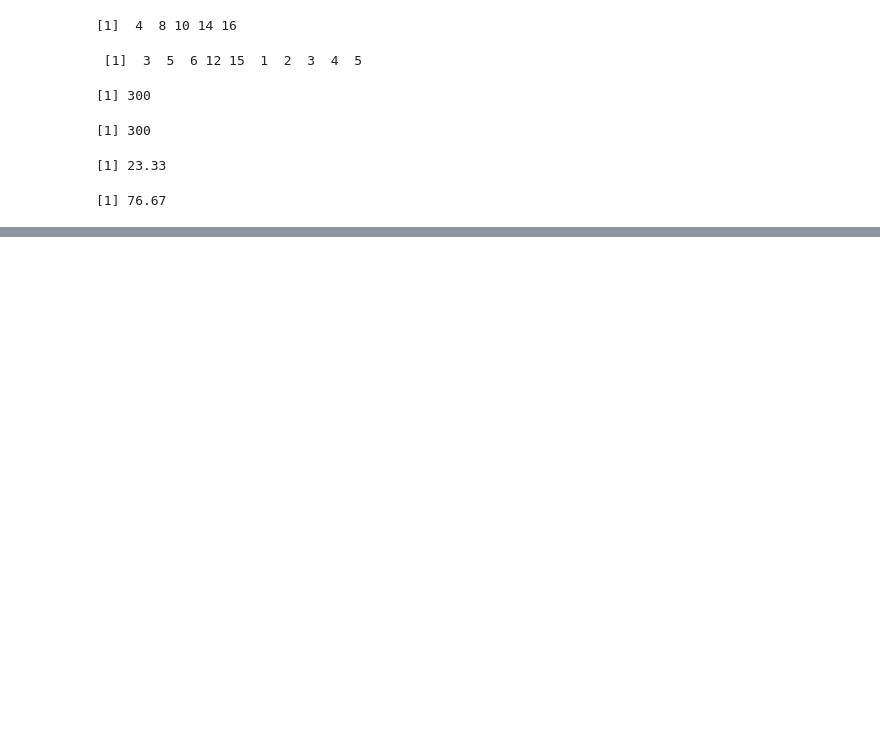
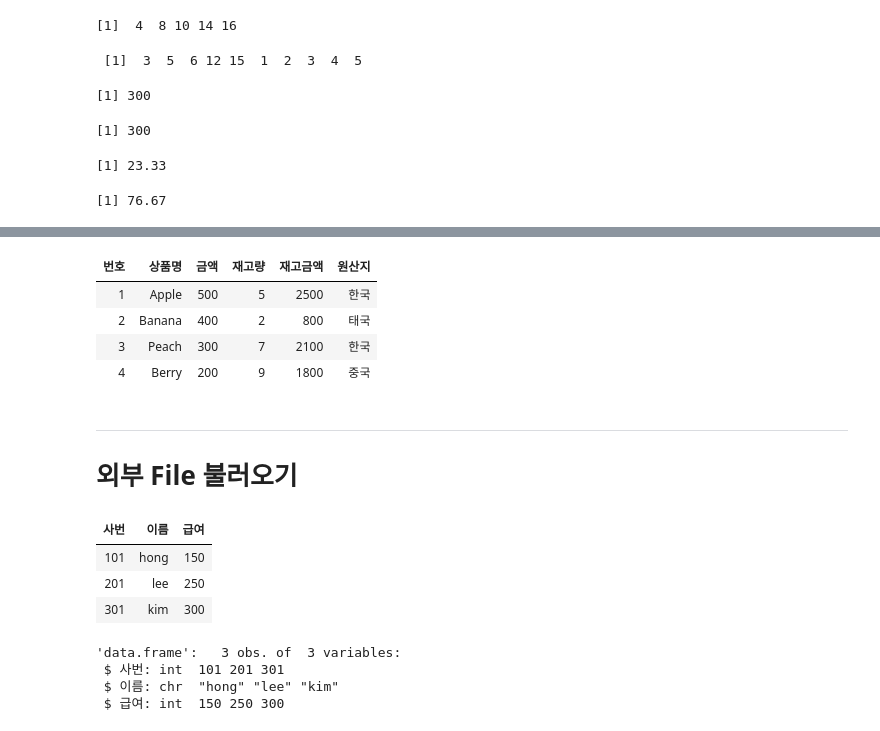
Before and after one commit to HyeogDo/R_study, a Jupyter notebook: 03. 벡터와 데이터프레임.ipynb, the cells around one changed output, grey strips where cells are left out. Drawn from its saved outputs; the diff is of its cells as text; code cells hidden in the pictures; blank space fills up the shorter version.

```diff
--- a/03. 벡터와 데이터프레임.ipynb
+++ b/03. 벡터와 데이터프레임.ipynb
@@ -235,0 +426,10 @@ Description:
+# %%
+# 벡터로 데이터 프레임 만들기
+
+no <- 1:4
+name <- c('Apple', "Banana", "Peach", "Berry")
+price <- c(500,400,300, 200)
+qty <- c(5, 2, 7, 9)
+# %%
+fruit <- data.frame(번호=no, 상품명=name, 금액=price, 재고량=qty, stringsAsFactors=F)
+fruit
@@ -235,0 +483,4 @@ Description:
+# %%
+# 재고금액(금액*재고량)이라는 컬럼 생성하여 fruit에 붙이기
+fruit$재고금액 <- fruit$금액 * fruit$재고량
+fruit
@@ -235,0 +493,29 @@ Description:
+# %%
+fruit$원산지 <- c("한국", "태국", "한국", "중국")
+fruit
+# %% [output]
+| 번호 | 상품명 | 금액 | 재고량 | 재고금액 | 원산지 |
+| 1 | Apple | 500 | 5 | 2500 | 한국 |
+| 2 | Banana | 400 | 2 | 800 | 태국 |
+| 3 | Peach | 300 | 7 | 2100 | 한국 |
+| 4 | Berry | 200 | 9 | 1800 | 중국 |
+# %% [markdown]
+---
+# 외부 File 불러오기
+# %%
+# txt File 불러오기
+
+txtEmp <- read.table("../Data/emp.txt", header = T, sep = "/", fileEncoding = "UTF-8", stringsAsFactors = F)
+txtEmp
+# %% [output]
+| 사번 | 이름 | 급여 |
+| 101 | hong | 150 |
+| 201 | lee | 250 |
+| 301 | kim | 300 |
+# %%
+str(txtEmp)
+# %% [output]
+'data.frame':   3 obs. of  3 variables:
+ $ 사번: int  101 201 301
+ $ 이름: chr  "hong" "lee" "kim"
+ $ 급여: int  150 250 300
```
Also changed, not shown: parts of 40 cells of this notebook, 1 other file.
